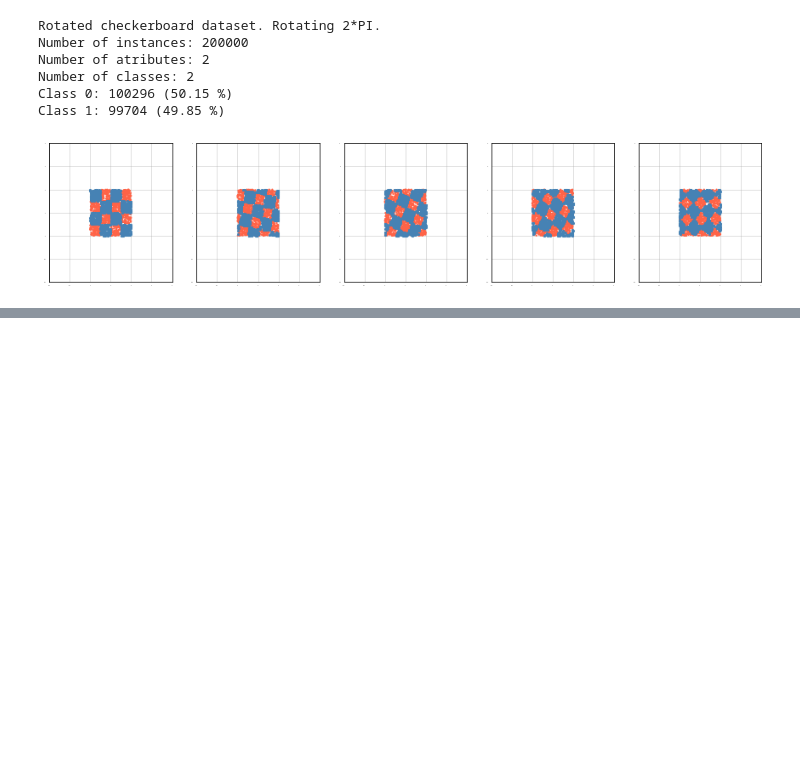
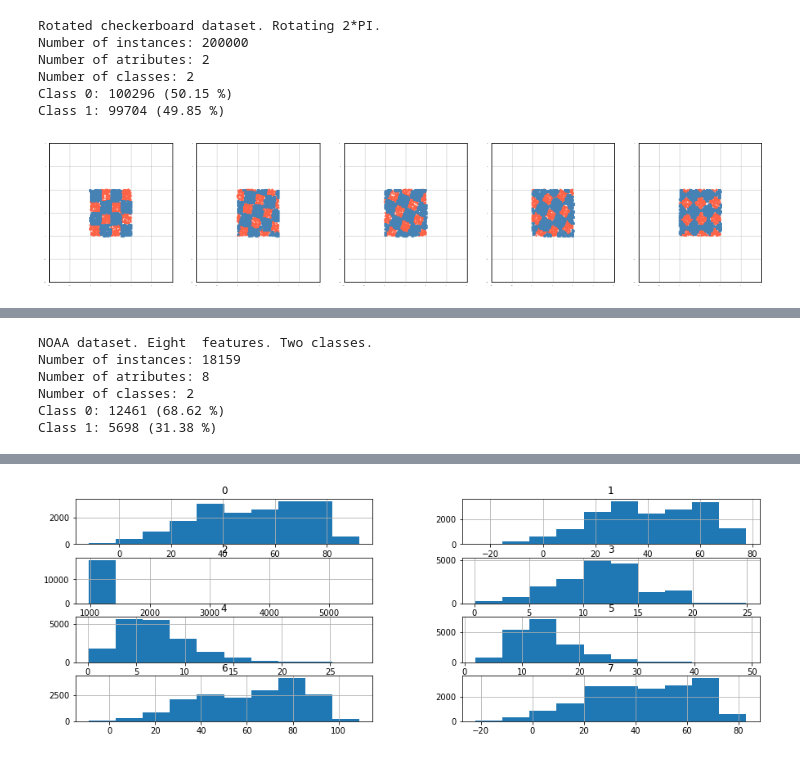
Before and after one commit to bruno-accioli/AMANDA, a Jupyter notebook: experiments/datasets_info.ipynb, the cells around one changed output, grey strips where cells are left out. Saved outputs shown, nothing was run; the diff lists cells and outputs as text; code cells hidden in the pictures; blank space fills up the shorter version.

Commit message:
checking feature scaling on real datasets

```diff
--- a/experiments/datasets_info.ipynb
+++ b/experiments/datasets_info.ipynb
@@ -572,0 +641,34 @@ Class 1: 99704 (49.85 %)
+# %%
+dataValues, dataLabels, description = setup.loadNOAADataset(path, sep)
+
+RatioToPercent = lambda x,total: (x * 100)/float(total)
+CountOcurrence = lambda y,c: (y == c).sum()
+
+print(description)
+
+classes = np.unique(dataLabels)
+numberOfClasses = len(classes)
+totalInstances = len(dataValues)
+
+print("Number of instances: {}".format(totalInstances))
+print("Number of atributes: {}".format(dataValues.shape[1]))
+print("Number of classes: {}".format(numberOfClasses))
+for c in classes:
+    intancesOfClass = CountOcurrence(dataLabels, c)
+    print("Class {:.0f}: {} ({:.2f} %)".format(c, intancesOfClass, RatioToPercent(intancesOfClass, totalInstances)))
+
+
+print("\n")
+
+dataValues=pd.DataFrame(dataValues)
+
+display(dataValues.describe())
+
+_ = dataValues.hist(figsize=(15,5), layout=(4,2))
+# %% [output]
+NOAA dataset. Eight  features. Two classes.
+Number of instances: 18159
+Number of atributes: 8
+Number of classes: 2
+Class 0: 12461 (68.62 %)
+Class 1: 5698 (31.38 %)
@@ -572,0 +684 @@ Class 1: 99704 (49.85 %)
+[figure, added]
```
Also changed, not shown: parts of 4 cells of this notebook.
